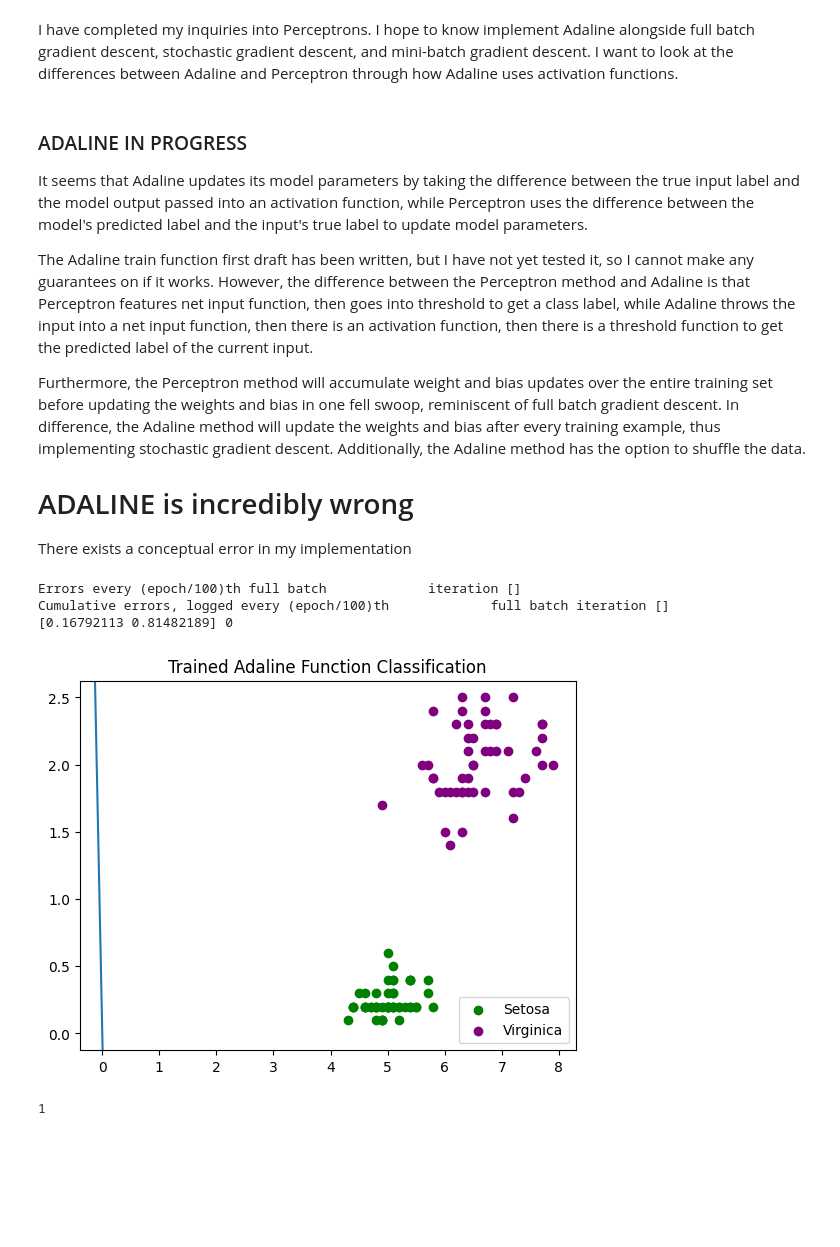
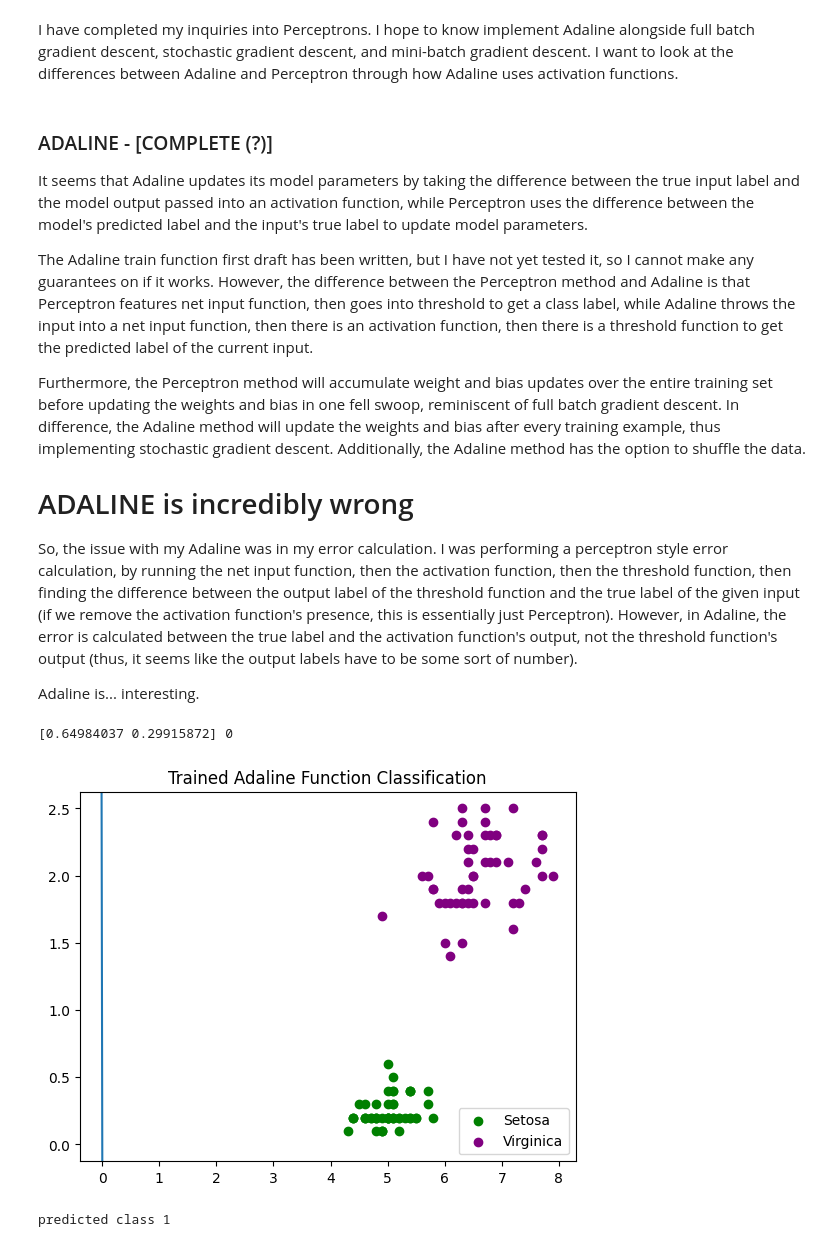
Before and after one commit to Alif-11/ML_with_Python_and_Scikit-Learn, a Jupyter notebook: perceptrons.ipynb, the cells around one changed output. Saved outputs shown, nothing was run; the diff lists cells and outputs as text; code cells hidden in the pictures; blank space fills up the shorter version.

Commit message:
Adaline completed, but still kinda broken :(

```diff
--- a/perceptrons.ipynb
+++ b/perceptrons.ipynb
@@ -519,7 +520,7 @@ class Adaline:
     """Returns weights and bias as a tuple"""
     return (self.weights, self.bias)
 # %% [markdown]
-### ADALINE IN PROGRESS
+### ADALINE - [COMPLETE (?)]
 It seems that Adaline updates its model parameters by taking the difference
 between the true input label and the model output passed into an activation function,
 while Perceptron uses the difference between the model's predicted label and the
@@ -541,24 +542,31 @@ method has the option to shuffle the data.
 
 
 # ADALINE is incredibly wrong
-There exists a conceptual error in my implementation
+So, the issue with my Adaline was in my error calculation. I was performing a
+perceptron style error calculation, by running the net input function, then the
+activation function, then the threshold function, then finding the difference
+between the output label of the threshold function and the true label of the
+given input (if we remove the activation function's presence, this is essentially
+just Perceptron). However, in Adaline, the error is calculated between the true
+label and the activation function's output, not the threshold function's output
+(thus, it seems like the output labels have to be some sort of number).
+
+Adaline is... interesting.
 # %%
 adaline_flower_distinction = Adaline(0.01)
 adaline_flower_distinction.train_SGD_shuffle(X,y,0,False)
 weights,bias = adaline_flower_distinction.get_weights_and_bias()
 print(weights,bias)
 slope = -1/(weights[1]/weights[0])
 y_intercept = (0.0,-bias)
 plt.scatter(X[:50,0],X[:50,1],color="green",label="Setosa")
 plt.scatter(X[50:,0],X[50:,1],color="purple",label="Virginica")
 plt.axline((0,-(bias+0.0000000001)/weights[1]), (-(bias+0.000000000001)/weights[0],0))
 plt.legend()
 plt.title("Trained Adaline Function Classification")
 plt.show()
-adaline_flower_distinction.classify(np.array([3,0]))
+print("predicted class",adaline_flower_distinction.classify(np.array([7,2.5])))
 # %% [output]
-Errors every (epoch/100)th full batch             iteration []
-Cumulative errors, logged every (epoch/100)th             full batch iteration []
-[0.16792113 0.81482189] 0
+[0.64984037 0.29915872] 0
-[figure, old version]
+[figure, new version]
-1
+predicted class 1
```
Also changed, not shown: parts of 1 cell of this notebook.
